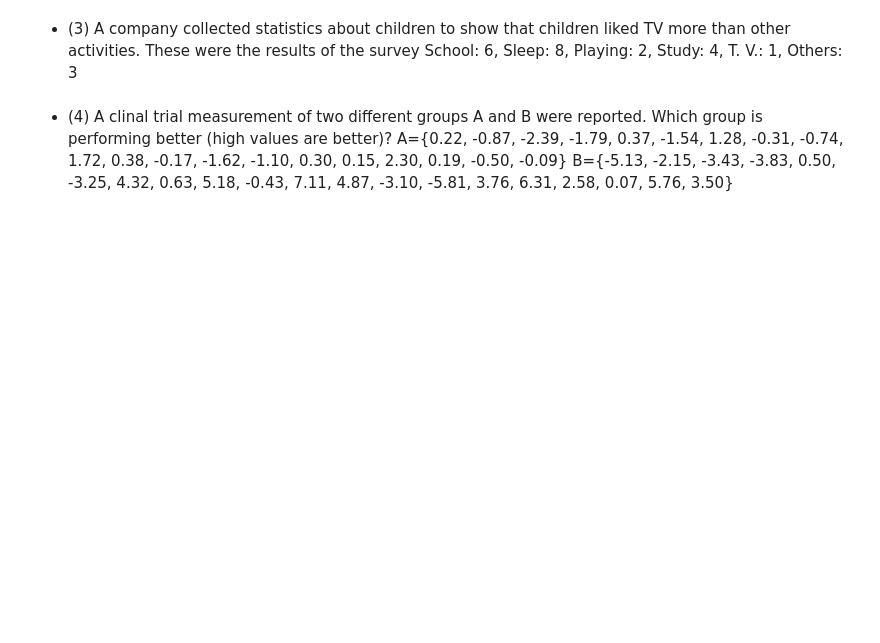
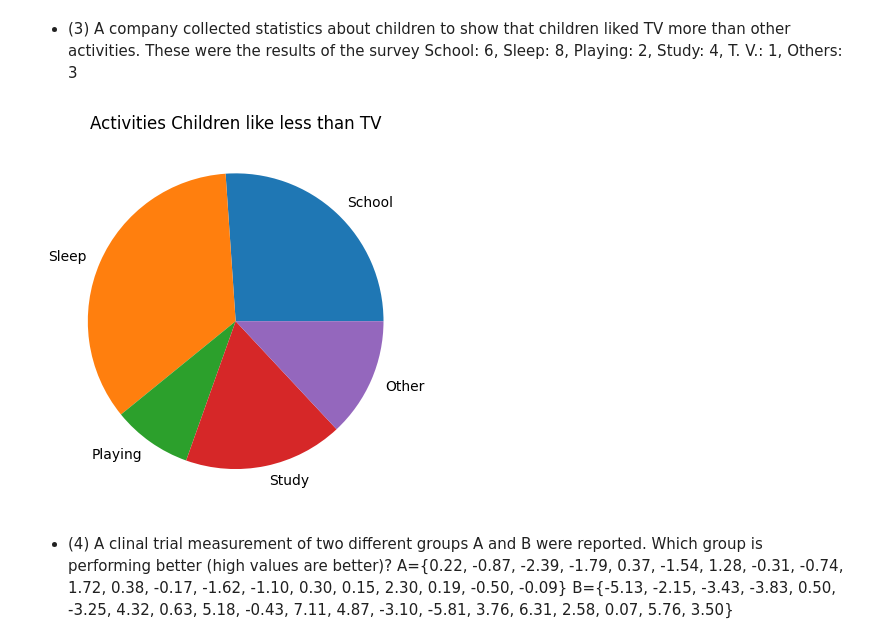
Before and after one commit to GriffinJack/DS8007, a Jupyter notebook: HomeWork_1.ipynb, the cells around one changed output. Saved outputs shown, nothing was run; the diff lists cells and outputs as text; code cells hidden in the pictures; blank space fills up the shorter version.

```diff
--- a/HomeWork_1.ipynb
+++ b/HomeWork_1.ipynb
@@ -18,3 +60,25 @@
+# %%
+#Insert your code here
+
+favThing = {
+    "School": 6,
+    "Sleep": 8,
+    "Playing": 2,
+    "Study": 4,
+    #"TV": 1,
+    "Other": 3
+}
+
+#What activities do children like the least? I think a pie chart could show a large segment that is dominant.
+
+plt.pie(favThing.values(), labels= favThing.keys())
+plt.title("Activities Children like less than TV")
+plt.show()
+
+#This pie chart shows how children are most likely to choose TV over Sleep and School as those two take up the majority of the pic chart.
+#I removed the TV stat from the data set because it did not make sense that a child choose to watch TV over TV.
+# %% [output]
+[figure, added]
 # %% [markdown]
 * (4) A clinal trial measurement of two different groups A and B were reported. Which group is performing better (high values are better)?
       A={0.22, -0.87, -2.39, -1.79, 0.37, -1.54, 1.28, -0.31, -0.74, 1.72, 0.38, -0.17, -1.62, -1.10, 0.30, 0.15, 2.30, 0.19, -0.50, -0.09}
```
Also changed, not shown: parts of 21 cells of this notebook.
